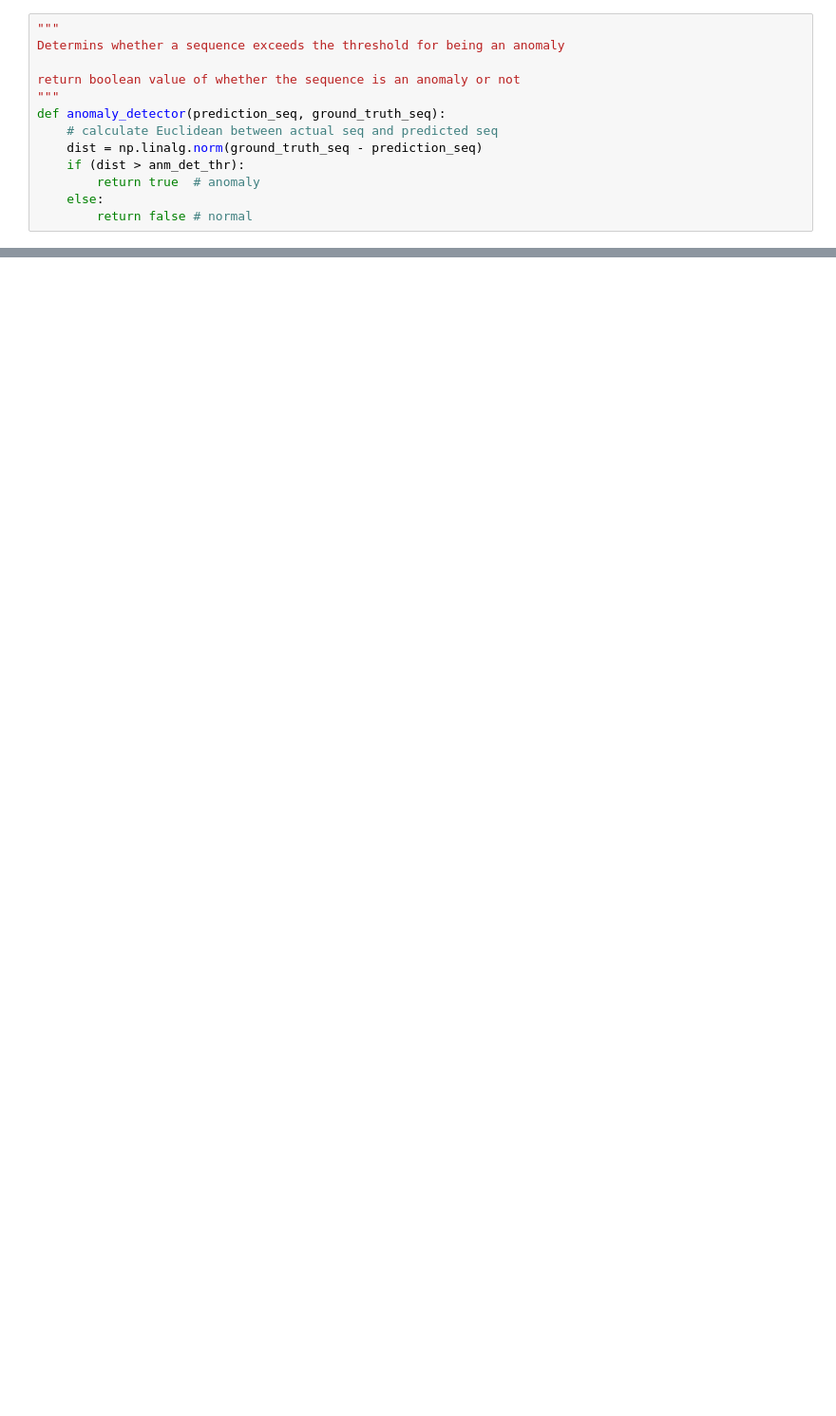
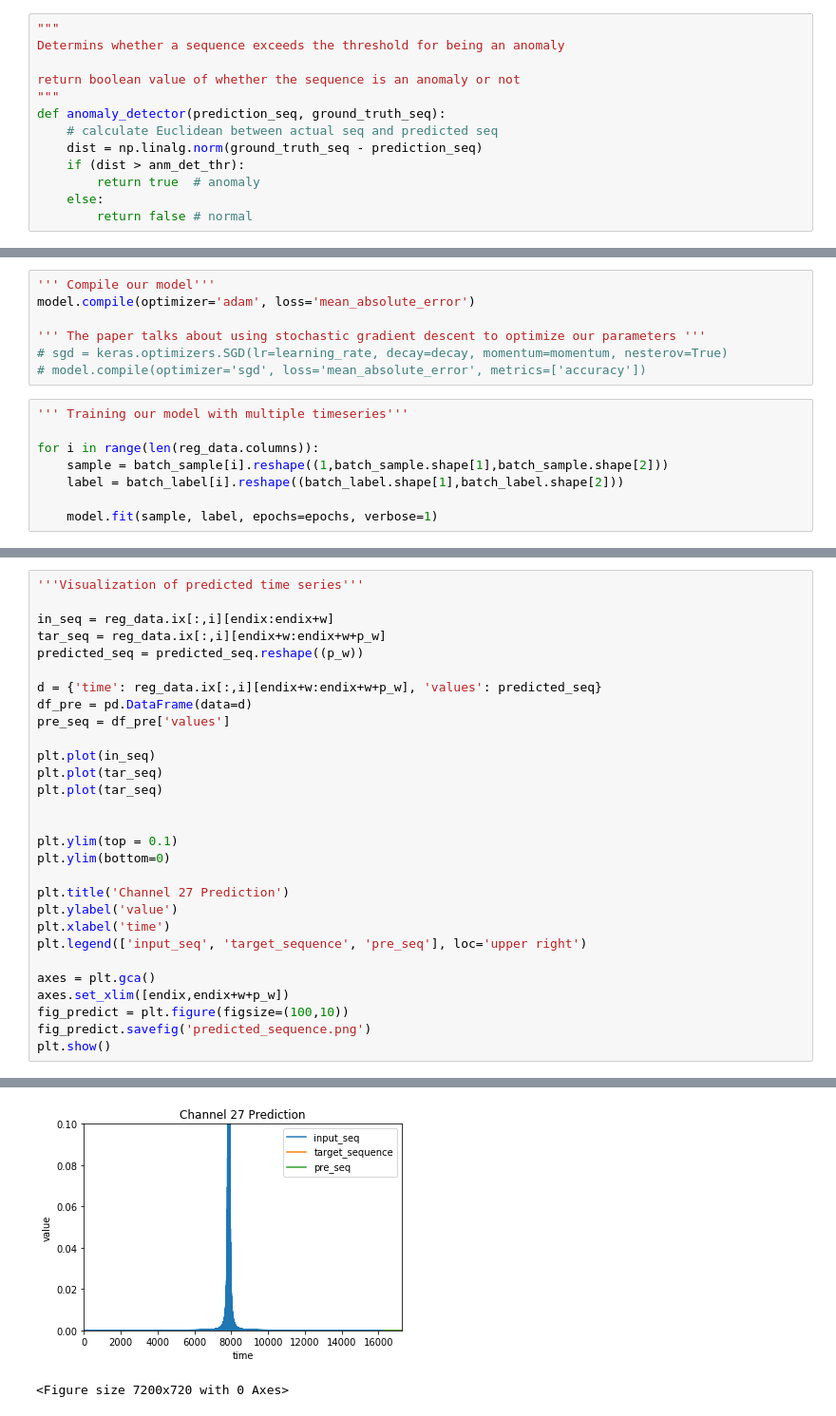
Before and after one commit to nikwalia/2020_Challenge_IOT_Analytics, a Jupyter notebook: DeepAnT.ipynb, the cells around one changed output, grey strips where cells are left out. Shown at 95% size. Cells and saved outputs as stored; diff of their text form; blank space fills up the shorter version.

```diff
--- a/DeepAnT.ipynb
+++ b/DeepAnT.ipynb
@@ -474,0 +253,15 @@ def anomaly_detector(prediction_seq, ground_truth_seq):
+# %%
+''' Compile our model'''
+model.compile(optimizer='adam', loss='mean_absolute_error')
+
+''' The paper talks about using stochastic gradient descent to optimize our parameters '''
+# sgd = keras.optimizers.SGD(lr=learning_rate, decay=decay, momentum=momentum, nesterov=True)
+# model.compile(optimizer='sgd', loss='mean_absolute_error', metrics=['accuracy'])
+# %%
+''' Training our model with multiple timeseries'''
+
+for i in range(len(reg_data.columns)):
+    sample = batch_sample[i].reshape((1,batch_sample.shape[1],batch_sample.shape[2]))
+    label = batch_label[i].reshape((batch_label.shape[1],batch_label.shape[2]))
+
+    model.fit(sample, label, epochs=epochs, verbose=1)
@@ -474,0 +395,30 @@ def anomaly_detector(prediction_seq, ground_truth_seq):
+# %%
+'''Visualization of predicted time series'''
+
+in_seq = reg_data.ix[:,i][endix:endix+w]
+tar_seq = reg_data.ix[:,i][endix+w:endix+w+p_w]
+predicted_seq = predicted_seq.reshape((p_w))
+
+d = {'time': reg_data.ix[:,i][endix+w:endix+w+p_w], 'values': predicted_seq}
+df_pre = pd.DataFrame(data=d)
+pre_seq = df_pre['values']
+
+plt.plot(in_seq)
+plt.plot(tar_seq)
+plt.plot(tar_seq)
+
+
+plt.ylim(top = 0.1)
+plt.ylim(bottom=0)
+
+plt.title('Channel 27 Prediction')
+plt.ylabel('value')
+plt.xlabel('time')
+plt.legend(['input_seq', 'target_sequence', 'pre_seq'], loc='upper right')
+
+axes = plt.gca()
+axes.set_xlim([endix,endix+w+p_w])
+fig_predict = plt.figure(figsize=(100,10))
+fig_predict.savefig('predicted_sequence.png')
+plt.show()
+# %% [output]
@@ -474,0 +442,2 @@ def anomaly_detector(prediction_seq, ground_truth_seq):
+[figure, added]
+<Figure size 7200x720 with 0 Axes>
```
Also changed, not shown: parts of 26 cells of this notebook, 1 other file.
